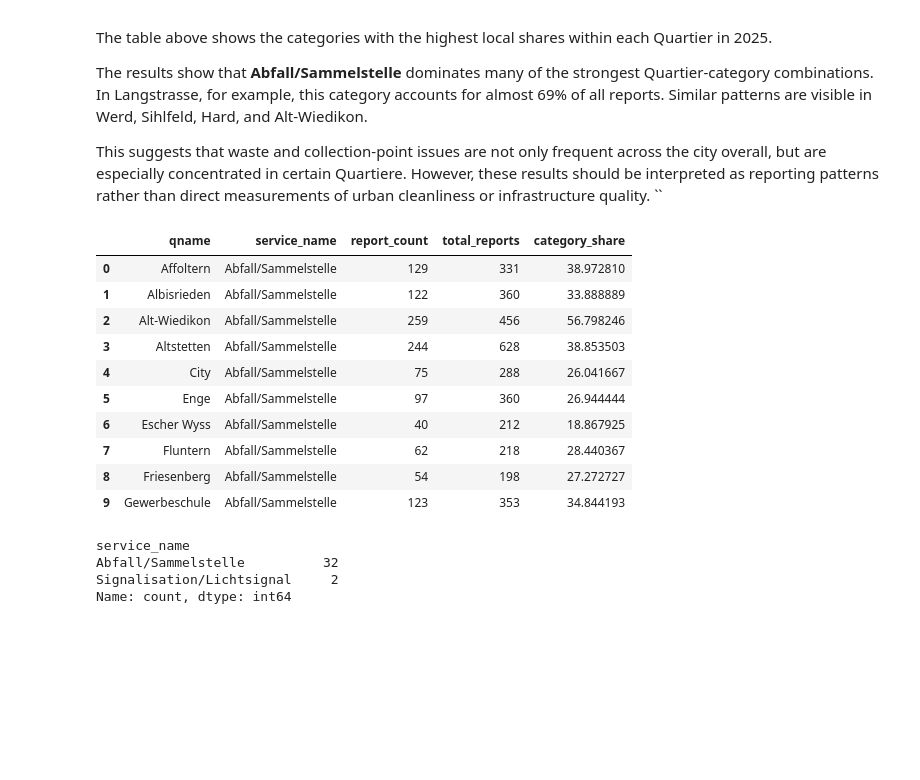
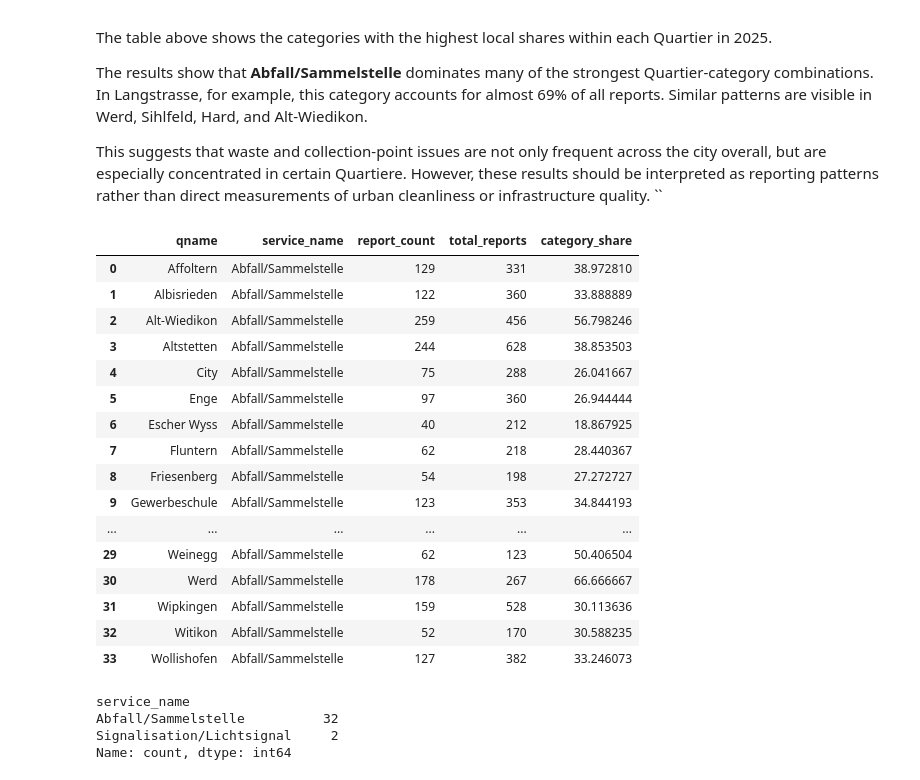
Before and after one commit to gldlauma/SDS210_IndividualProject, a Jupyter notebook: notebooks/04_R4.ipynb, the cells around one changed output. Cells and saved outputs as stored; diff of their text form; code cells hidden in the pictures; blank space fills up the shorter version.

Commit message:
cleaning of R4

```diff
--- a/notebooks/04_R4.ipynb
+++ b/notebooks/04_R4.ipynb
@@ -37,8 +49,4 @@ In this notebook, I will:
 # %%
-import pandas as pd
-import geopandas as gpd
-import matplotlib.pyplot as plt
-
-from src.loading import load_csv_data
-from src.cleaning import clean_reports
-from src.spatial import reports_to_geodataframe, join_reports_to_quartiere
+# loading and cleaning the report data
+df_raw = load_csv_data("../data/raw/stzh.zwn_meldungen_p.csv")
+df_cleaned = clean_reports(df_raw)
@@ -69,0 +53,16 @@ reports_2025_joined[["service_request_id", "qname", "service_name"]].head()
+# %%
+# create a DataFrame only containing the reports from the year 2025
+df_2025 = df_cleaned[df_cleaned["year"] == 2025].copy()
+
+# transform the reports to a GeoDataFrame
+reports_2025_gdf = reports_to_geodataframe(df_2025)
+
+# investigate the GeoDataFrame data
+print("The first few rows of the gdf are: ")
+display(reports_2025_gdf.head())
+
+print("The columns of the gdf are:")
+display(reports_2025_gdf.columns)
+
+print("The coordinate system of the gdf is:")
+display(reports_2025_gdf.crs)
@@ -69,0 +102,3 @@ reports_2025_joined[["service_request_id", "qname", "service_name"]].head()
+# %%
+# load the quartier data for plotting the data
+quartiere_zh = gpd.read_file("../data/raw/StatQuartiere_ZH")
@@ -69,0 +142,6 @@ reports_2025_joined[["service_request_id", "qname", "service_name"]].head()
+# %%
+# join the reports to the quartiere through the "join_reports_to_quartiere" function
+reports_2025_joined = join_reports_to_quartiere(reports_2025_gdf, quartiere_zh)
+
+# display the relevant columns of the new DataFrame
+reports_2025_joined[["service_request_id", "qname", "service_name"]].head()
@@ -135,25 +223,32 @@ The results show that **Abfall/Sammelstelle** dominates many of the strongest Qu
 This suggests that waste and collection-point issues are not only frequent across the city overall, but are especially concentrated in certain Quartiere. However, these results should be interpreted as reporting patterns rather than direct measurements of urban cleanliness or infrastructure quality.
 ``
 # %%
+# create a GeoDataFrame with the category most reported per Quartier
 dominant_category_by_quartier = (
     quartier_category_shares
     .sort_values(["qname", "category_share"], ascending=[True, False])
     .groupby("qname")
     .first()
     .reset_index()
 )
-
-dominant_category_by_quartier.head(10)
+# display the first few rows
+display(dominant_category_by_quartier.head(36))
 # %% [output]
 |  | qname | service_name | report_count | total_reports | category_share |
 | 0 | Affoltern | Abfall/Sammelstelle | 129 | 331 | 38.972810 |
 | 1 | Albisrieden | Abfall/Sammelstelle | 122 | 360 | 33.888889 |
 | 2 | Alt-Wiedikon | Abfall/Sammelstelle | 259 | 456 | 56.798246 |
 | 3 | Altstetten | Abfall/Sammelstelle | 244 | 628 | 38.853503 |
 | 4 | City | Abfall/Sammelstelle | 75 | 288 | 26.041667 |
 | 5 | Enge | Abfall/Sammelstelle | 97 | 360 | 26.944444 |
 | 6 | Escher Wyss | Abfall/Sammelstelle | 40 | 212 | 18.867925 |
 | 7 | Fluntern | Abfall/Sammelstelle | 62 | 218 | 28.440367 |
 | 8 | Friesenberg | Abfall/Sammelstelle | 54 | 198 | 27.272727 |
 | 9 | Gewerbeschule | Abfall/Sammelstelle | 123 | 353 | 34.844193 |
+| ... | ... | ... | ... | ... | ... |
+| 29 | Weinegg | Abfall/Sammelstelle | 62 | 123 | 50.406504 |
+| 30 | Werd | Abfall/Sammelstelle | 178 | 267 | 66.666667 |
+| 31 | Wipkingen | Abfall/Sammelstelle | 159 | 528 | 30.113636 |
+| 32 | Witikon | Abfall/Sammelstelle | 52 | 170 | 30.588235 |
+| 33 | Wollishofen | Abfall/Sammelstelle | 127 | 382 | 33.246073 |
 # %%
```
Also changed, not shown: parts of 18 cells of this notebook, 1 other file.
